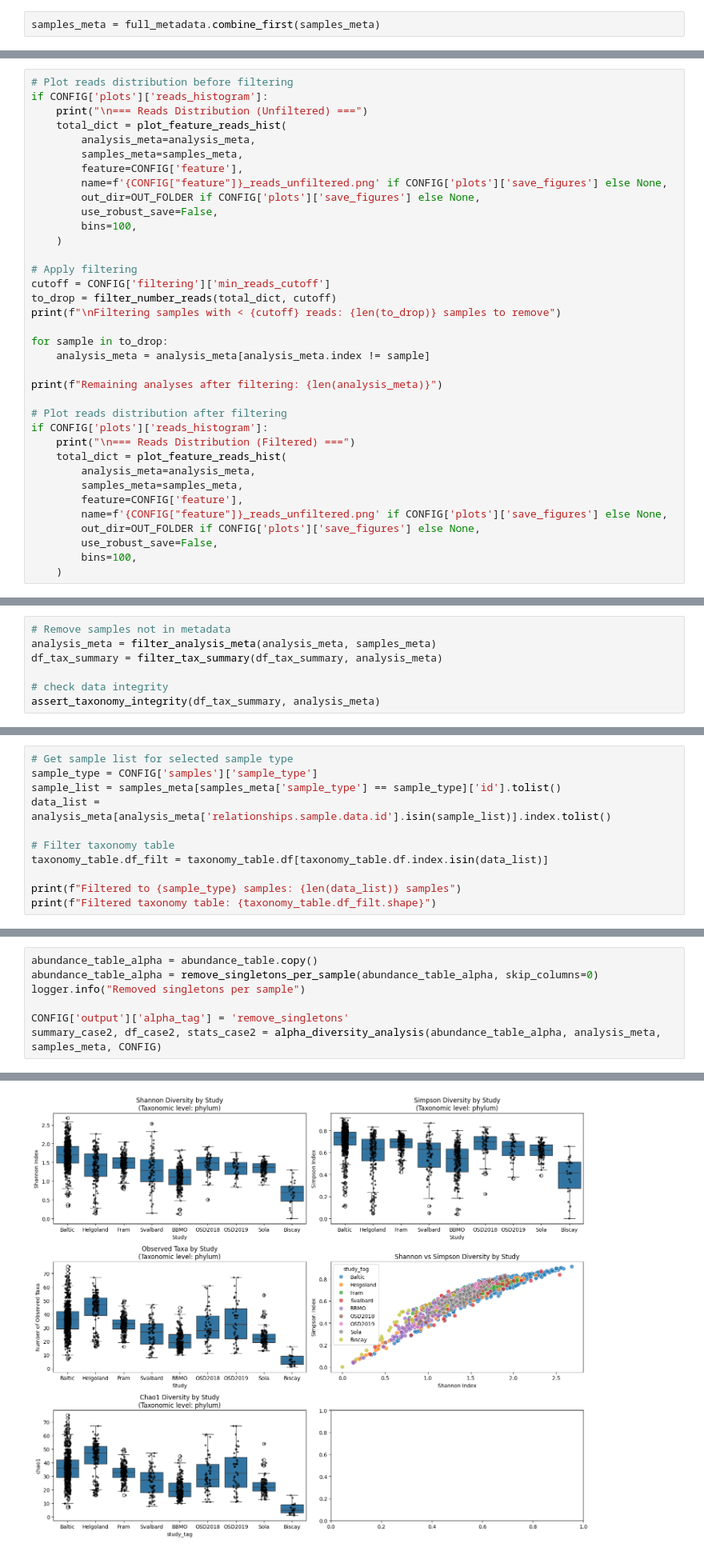
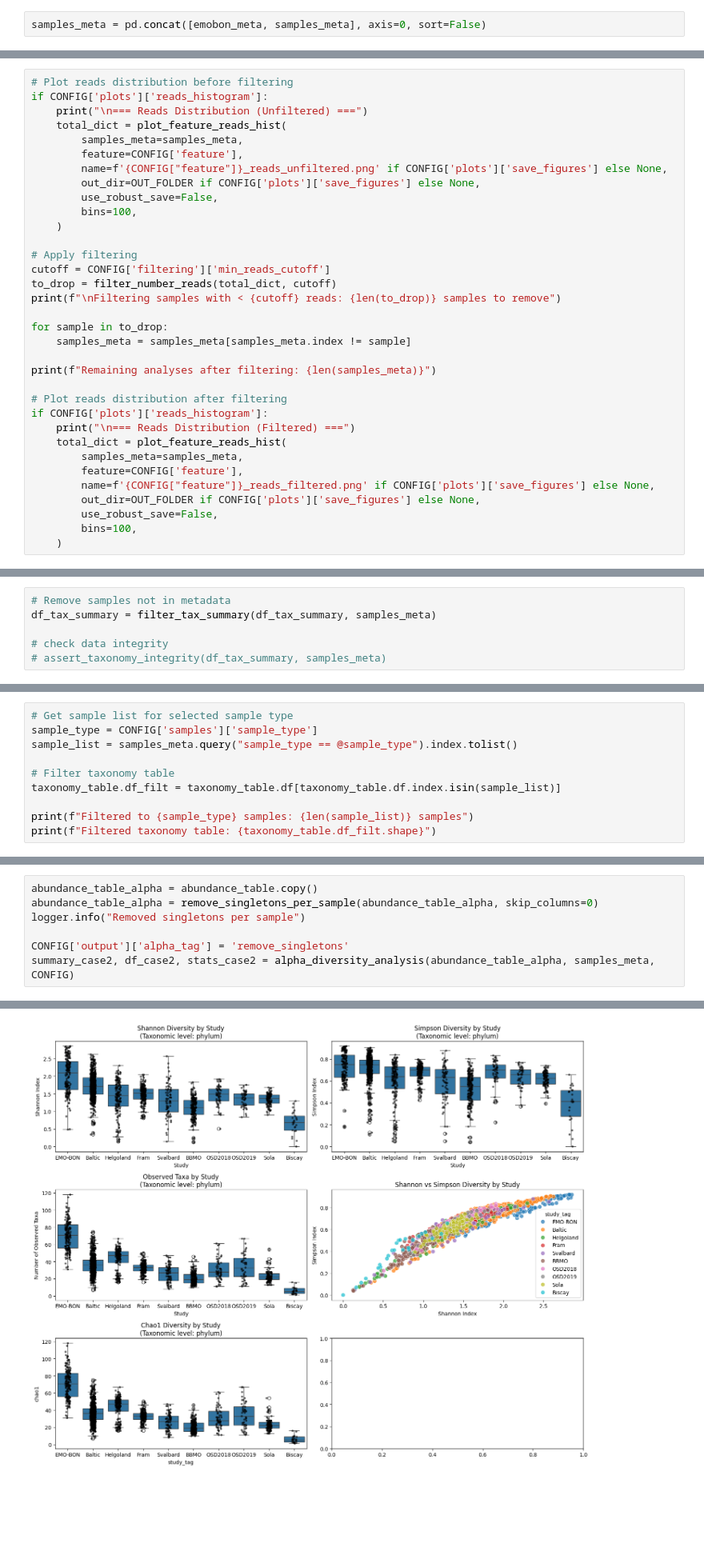
Before and after one commit to palec87/mgnify-methods, a Jupyter notebook: notebooks/07_multiple_studies_alpha_emo-bon.ipynb, the cells around one changed output, grey strips where cells are left out. Shown at 80% size. Drawn from its saved outputs; the diff is of its cells as text; blank space fills up the shorter version.

```diff
--- a/notebooks/07_multiple_studies_alpha_emo-bon.ipynb
+++ b/notebooks/07_multiple_studies_alpha_emo-bon.ipynb
@@ -313,5 +308,5 @@ merged = full_metadata.merge(
 # %%
-samples_meta = full_metadata.combine_first(samples_meta)
+samples_meta = pd.concat([emobon_meta, samples_meta], axis=0, sort=False)
 # %% [markdown]
 ## Filter Samples by Read Count
 # %%
@@ -319,7 +314,6 @@ samples_meta = full_metadata.combine_first(samples_meta)
 if CONFIG['plots']['reads_histogram']:
     print("\n=== Reads Distribution (Unfiltered) ===")
     total_dict = plot_feature_reads_hist(
-        analysis_meta=analysis_meta,
         samples_meta=samples_meta,
         feature=CONFIG['feature'],
         name=f'{CONFIG["feature"]}_reads_unfiltered.png' if CONFIG['plots']['save_figures'] else None,
@@ -334,18 +328,17 @@ to_drop = filter_number_reads(total_dict, cutoff)
 print(f"\nFiltering samples with < {cutoff} reads: {len(to_drop)} samples to remove")
 
 for sample in to_drop:
-    analysis_meta = analysis_meta[analysis_meta.index != sample]
+    samples_meta = samples_meta[samples_meta.index != sample]
 
-print(f"Remaining analyses after filtering: {len(analysis_meta)}")
+print(f"Remaining analyses after filtering: {len(samples_meta)}")
 
 # Plot reads distribution after filtering
 if CONFIG['plots']['reads_histogram']:
     print("\n=== Reads Distribution (Filtered) ===")
     total_dict = plot_feature_reads_hist(
-        analysis_meta=analysis_meta,
         samples_meta=samples_meta,
         feature=CONFIG['feature'],
-        name=f'{CONFIG["feature"]}_reads_unfiltered.png' if CONFIG['plots']['save_figures'] else None,
+        name=f'{CONFIG["feature"]}_reads_filtered.png' if CONFIG['plots']['save_figures'] else None,
         out_dir=OUT_FOLDER if CONFIG['plots']['save_figures'] else None,
         use_robust_save=False,
         bins=100,
@@ -385,9 +378,8 @@ Merged taxonomy table: (7265, 1810)
 ## Synchronize Metadata and Taxonomy Tables
 # %%
 # Remove samples not in metadata
-analysis_meta = filter_analysis_meta(analysis_meta, samples_meta)
-df_tax_summary = filter_tax_summary(df_tax_summary, analysis_meta)
+df_tax_summary = filter_tax_summary(df_tax_summary, samples_meta)
 
 # check data integrity
-assert_taxonomy_integrity(df_tax_summary, analysis_meta)
+# assert_taxonomy_integrity(df_tax_summary, samples_meta)
 # %% [output]
@@ -446,12 +435,11 @@ Taxonomy table ready: (563011, 9)
 # %%
 # Get sample list for selected sample type
 sample_type = CONFIG['samples']['sample_type']
-sample_list = samples_meta[samples_meta['sample_type'] == sample_type]['id'].tolist()
-data_list = analysis_meta[analysis_meta['relationships.sample.data.id'].isin(sample_list)].index.tolist()
+sample_list = samples_meta.query("sample_type == @sample_type").index.tolist()
 
 # Filter taxonomy table
-taxonomy_table.df_filt = taxonomy_table.df[taxonomy_table.df.index.isin(data_list)]
+taxonomy_table.df_filt = taxonomy_table.df[taxonomy_table.df.index.isin(sample_list)]
 
-print(f"Filtered to {sample_type} samples: {len(data_list)} samples")
+print(f"Filtered to {sample_type} samples: {len(sample_list)} samples")
 print(f"Filtered taxonomy table: {taxonomy_table.df_filt.shape}")
 # %% [output]
@@ -560,7 +552,7 @@ abundance_table_alpha = remove_singletons_per_sample(abundance_table_alpha, skip
 logger.info("Removed singletons per sample")
 
 CONFIG['output']['alpha_tag'] = 'remove_singletons'
-summary_case2, df_case2, stats_case2 = alpha_diversity_analysis(abundance_table_alpha, analysis_meta, samples_meta, CONFIG)
+summary_case2, df_case2, stats_case2 = alpha_diversity_analysis(abundance_table_alpha, samples_meta, CONFIG)
 # %% [output]
 INFO | nb_multiple_studies | Removed singletons per sample
 INFO | mgnify_methods.metacomp.diversity |
@@ -587,4 +580,4 @@ Calculated diversity for 1550 samples
-[figure, old version]
+[figure, new version]
 INFO | mgnify_methods.stats |
 ============================================================
 INFO | mgnify_methods.stats | STATISTICAL COMPARISON OF ALPHA DIVERSITY BETWEEN STUDIES
```
Also changed, not shown: parts of 22 cells of this notebook, 21 other files.
